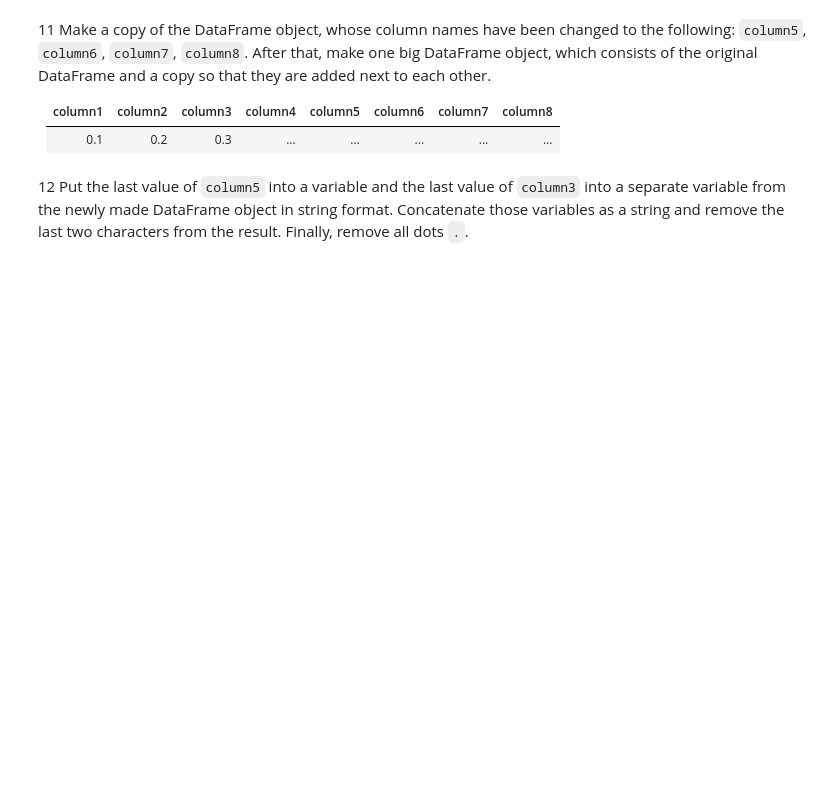
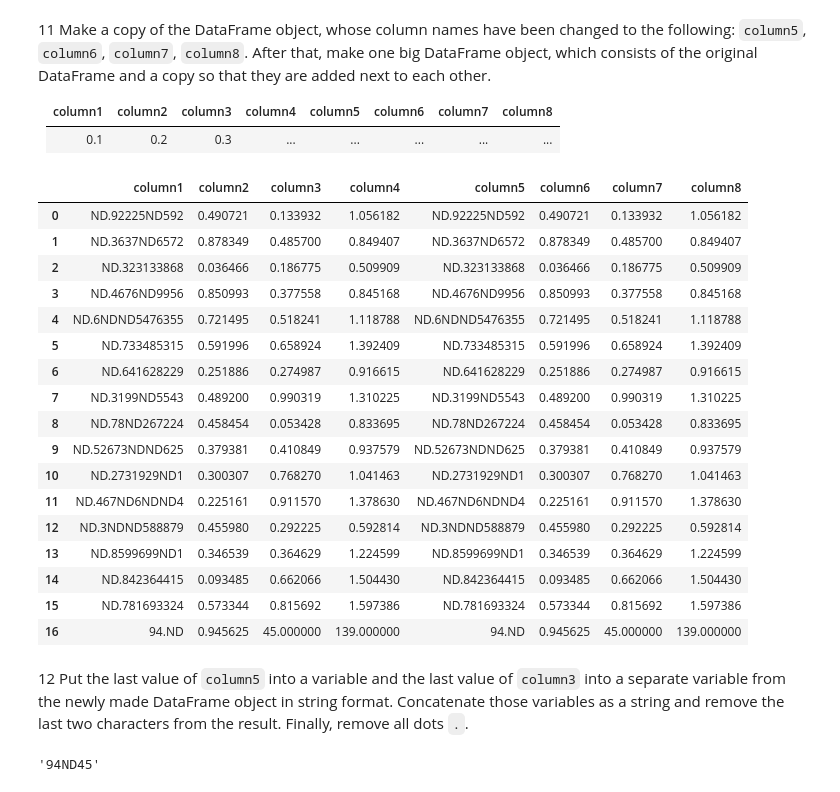
Before and after one commit to aamnah/ttc8030-data-preprocessing, a Jupyter notebook: exercises/Exercise_2_Pandas_part_2.ipynb, the cells around one changed output. Saved outputs shown, nothing was run; the diff lists cells and outputs as text; code cells hidden in the pictures; blank space fills up the shorter version.

```diff
--- a/exercises/Exercise_2_Pandas_part_2.ipynb
+++ b/exercises/Exercise_2_Pandas_part_2.ipynb
@@ -28,0 +115,5 @@
+# %%
+df.column1.iloc[-1] = 94
+df.column3.iloc[-1] = 45
+
+df
@@ -32,0 +141,5 @@
+# %%
+# df = df.assign(column4 = lambda x: x.column1 + x.column3)
+
+df["column4"] = df["column1"] + df["column3"]
+df
@@ -36,0 +167,3 @@
+# %%
+df.reset_index(drop=True, inplace=True)
+df.shape[0]
@@ -44,0 +200,4 @@
+# %%
+df.column1 = df.column1.apply( lambda x: str(x).replace('0', 'ND') )
+
+df
@@ -54,2 +230,28 @@
+# %%
+df_copy = df.copy()
+df_copy.columns = ['column5', 'column6', 'column7', 'column8']
+
+merged_df = pd.concat([df, df_copy], axis=1)
+
+merged_df
+# %% [output]
+|  | column1 | column2 | column3 | column4 | column5 | column6 | column7 | column8 |
+| 0 | ND.92225ND592 | 0.490721 | 0.133932 | 1.056182 | ND.92225ND592 | 0.490721 | 0.133932 | 1.056182 |
+| 1 | ND.3637ND6572 | 0.878349 | 0.485700 | 0.849407 | ND.3637ND6572 | 0.878349 | 0.485700 | 0.849407 |
+| 2 | ND.323133868 | 0.036466 | 0.186775 | 0.509909 | ND.323133868 | 0.036466 | 0.186775 | 0.509909 |
+| 3 | ND.4676ND9956 | 0.850993 | 0.377558 | 0.845168 | ND.4676ND9956 | 0.850993 | 0.377558 | 0.845168 |
+| 4 | ND.6NDND5476355 | 0.721495 | 0.518241 | 1.118788 | ND.6NDND5476355 | 0.721495 | 0.518241 | 1.118788 |
+| 5 | ND.733485315 | 0.591996 | 0.658924 | 1.392409 | ND.733485315 | 0.591996 | 0.658924 | 1.392409 |
+| 6 | ND.641628229 | 0.251886 | 0.274987 | 0.916615 | ND.641628229 | 0.251886 | 0.274987 | 0.916615 |
+| 7 | ND.3199ND5543 | 0.489200 | 0.990319 | 1.310225 | ND.3199ND5543 | 0.489200 | 0.990319 | 1.310225 |
+| 8 | ND.78ND267224 | 0.458454 | 0.053428 | 0.833695 | ND.78ND267224 | 0.458454 | 0.053428 | 0.833695 |
+| 9 | ND.52673NDND625 | 0.379381 | 0.410849 | 0.937579 | ND.52673NDND625 | 0.379381 | 0.410849 | 0.937579 |
+| 10 | ND.2731929ND1 | 0.300307 | 0.768270 | 1.041463 | ND.2731929ND1 | 0.300307 | 0.768270 | 1.041463 |
+| 11 | ND.467ND6NDND4 | 0.225161 | 0.911570 | 1.378630 | ND.467ND6NDND4 | 0.225161 | 0.911570 | 1.378630 |
+| 12 | ND.3NDND588879 | 0.455980 | 0.292225 | 0.592814 | ND.3NDND588879 | 0.455980 | 0.292225 | 0.592814 |
+| 13 | ND.8599699ND1 | 0.346539 | 0.364629 | 1.224599 | ND.8599699ND1 | 0.346539 | 0.364629 | 1.224599 |
+| 14 | ND.842364415 | 0.093485 | 0.662066 | 1.504430 | ND.842364415 | 0.093485 | 0.662066 | 1.504430 |
+| 15 | ND.781693324 | 0.573344 | 0.815692 | 1.597386 | ND.781693324 | 0.573344 | 0.815692 | 1.597386 |
+| 16 | 94.ND | 0.945625 | 45.000000 | 139.000000 | 94.ND | 0.945625 | 45.000000 | 139.000000 |
 # %% [markdown]
 12 Put the last value of `column5` into a variable and the last value of `column3` into a separate variable from the newly made DataFrame object in string format. Concatenate those variables as a string and remove the last two characters from the result. Finally, remove all dots `.`.
@@ -57,0 +258,11 @@
+# %%
+last_in_column5 = str(merged_df.column5.iloc[-1])
+last_in_column3 = str(merged_df.column3.iloc[-1])
+
+concatenated = last_in_column5 + last_in_column3
+last_two_removed = concatenated[:-2]
+result = last_two_removed.replace('.', '')
+
+result
+# %% [output]
+'94ND45'
```
Also changed, not shown: parts of 22 cells of this notebook, 1 other file.
